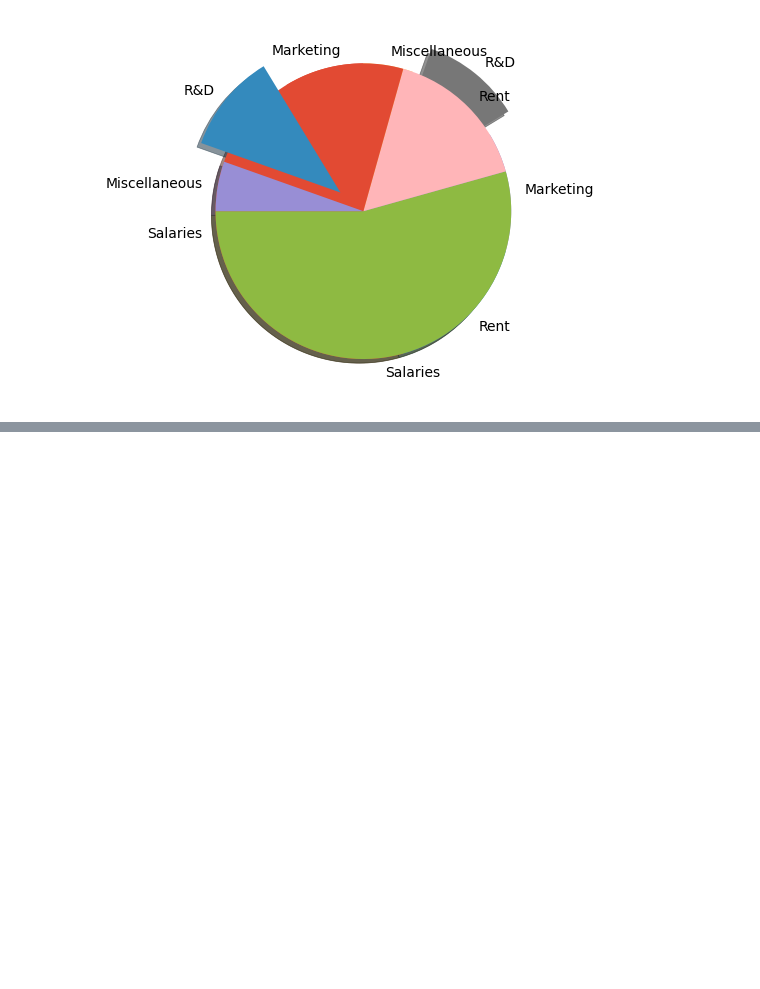
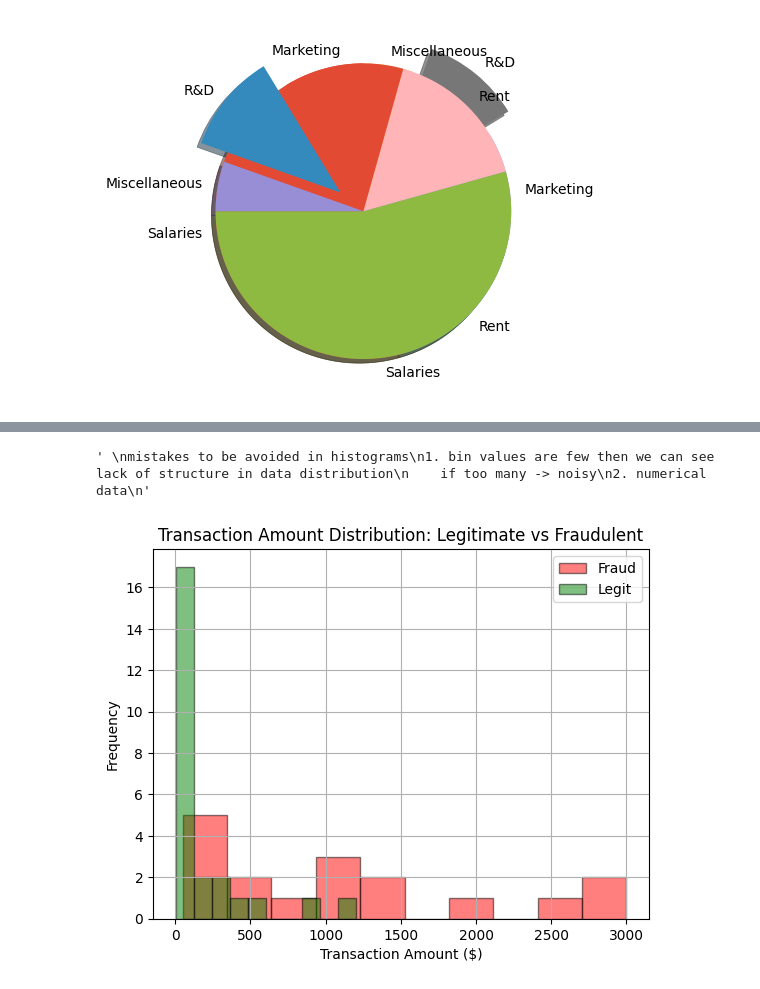
Before and after one commit to JAMPANI-MAHATHI2004/DS-ML, a Jupyter notebook: matplotlib/matplotlib.ipynb, the cells around one changed output, grey strips where cells are left out. Cells and saved outputs as stored; diff of their text form; code cells hidden in the pictures; blank space fills up the shorter version.

```diff
--- a/matplotlib/matplotlib.ipynb
+++ b/matplotlib/matplotlib.ipynb
@@ -326,0 +391,36 @@ plt.pie(amounts, labels=expenses, explode=explode, shadow=True, startangle=180)
+# %%
+# Multiple datasets
+legit_transactions = [
+    2.99, 5.49, 8.99, 12.50, 14.99, 19.99, 23.45, 29.99, 34.99, 39.50,
+    45.00, 49.99, 55.25, 60.00, 75.99, 89.99, 120.50, 150.00, 199.99,
+    249.99, 300.75, 450.00, 600.00, 850.00, 1200.00
+] # actual transactions
+
+fraud_transactions = [
+    50, 100, 150, 200, 300, 500, 500, 750, 1000, 1000,
+    1200, 1500, 1500, 2000, 2500, 3000, 3000
+]
+
+plt.hist(fraud_transactions, bins=10, label='Fraud', color='red', alpha=0.5, edgecolor="black")
+plt.hist(legit_transactions, bins=10, label='Legit', color='green', alpha=0.5, edgecolor="black")
+
+plt.xlabel('Transaction Amount ($)')
+plt.ylabel('Frequency')
+plt.title('Transaction Amount Distribution: Legitimate vs Fraudulent')
+plt.legend()
+plt.grid(True)
+
+
+
+# left skewed -> refers to a data distribution where the tail on the left side is longer or fatter than the right side, indicating that the bulk of the data is concentrated on the right.(negative skewness)
+# right skewed -> refers to a data distribution where the tail on the right side is longer or fatter than the left side, indicating that the bulk of the data is concentrated on the left.(positive skewness)
+
+"""
+mistakes to be avoided in histograms
+1. bin values are few then we can see lack of structure in data distribution
+    if too many -> noisy
+2. numerical data
+"""
+# %% [output]
+' \nmistakes to be avoided in histograms\n1. bin values are few then we can see lack of structure in data distribution\n    if too many -> noisy\n2. numerical data\n'
+[figure, added]
```
Also changed, not shown: parts of 13 cells of this notebook.
